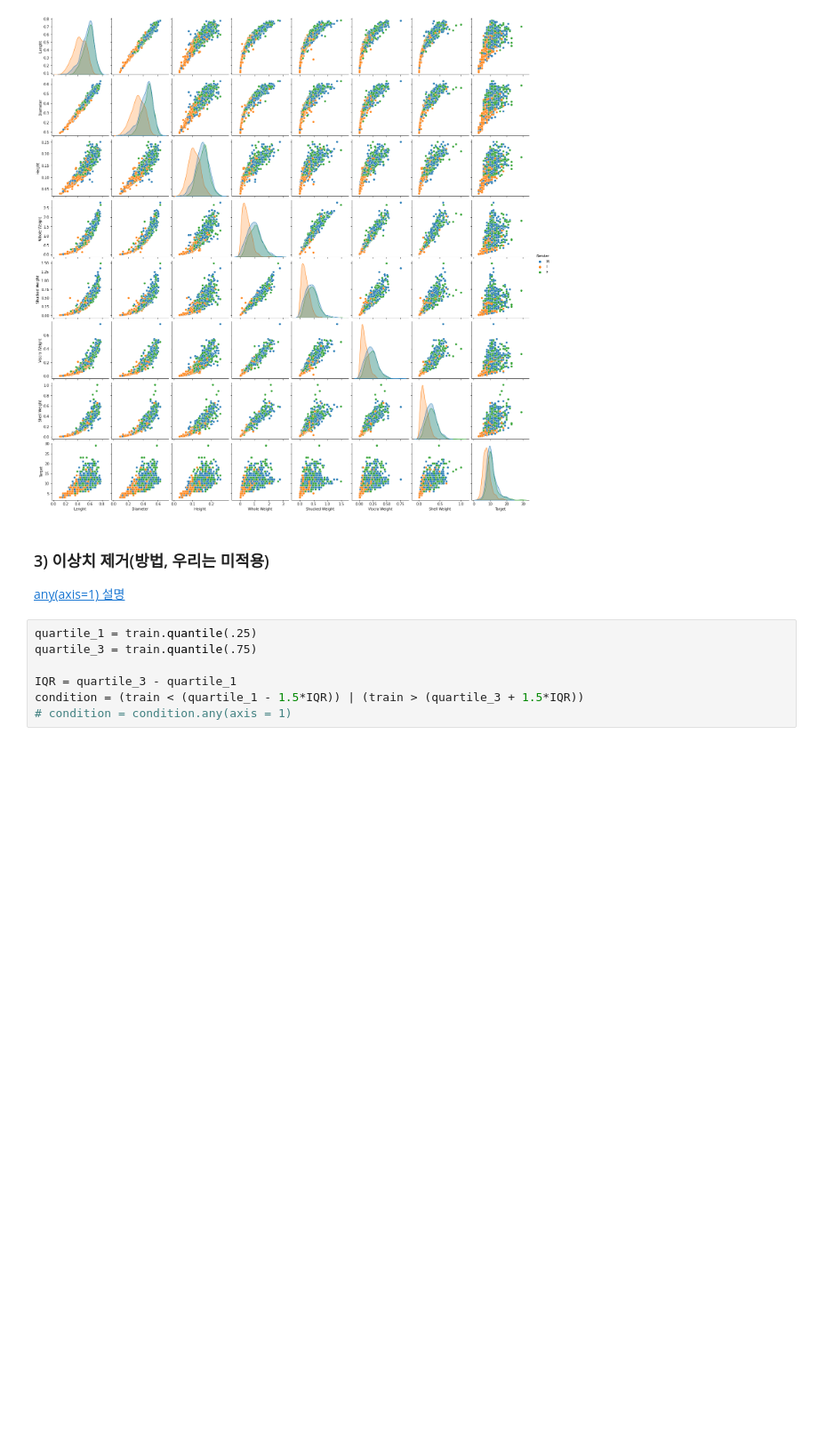
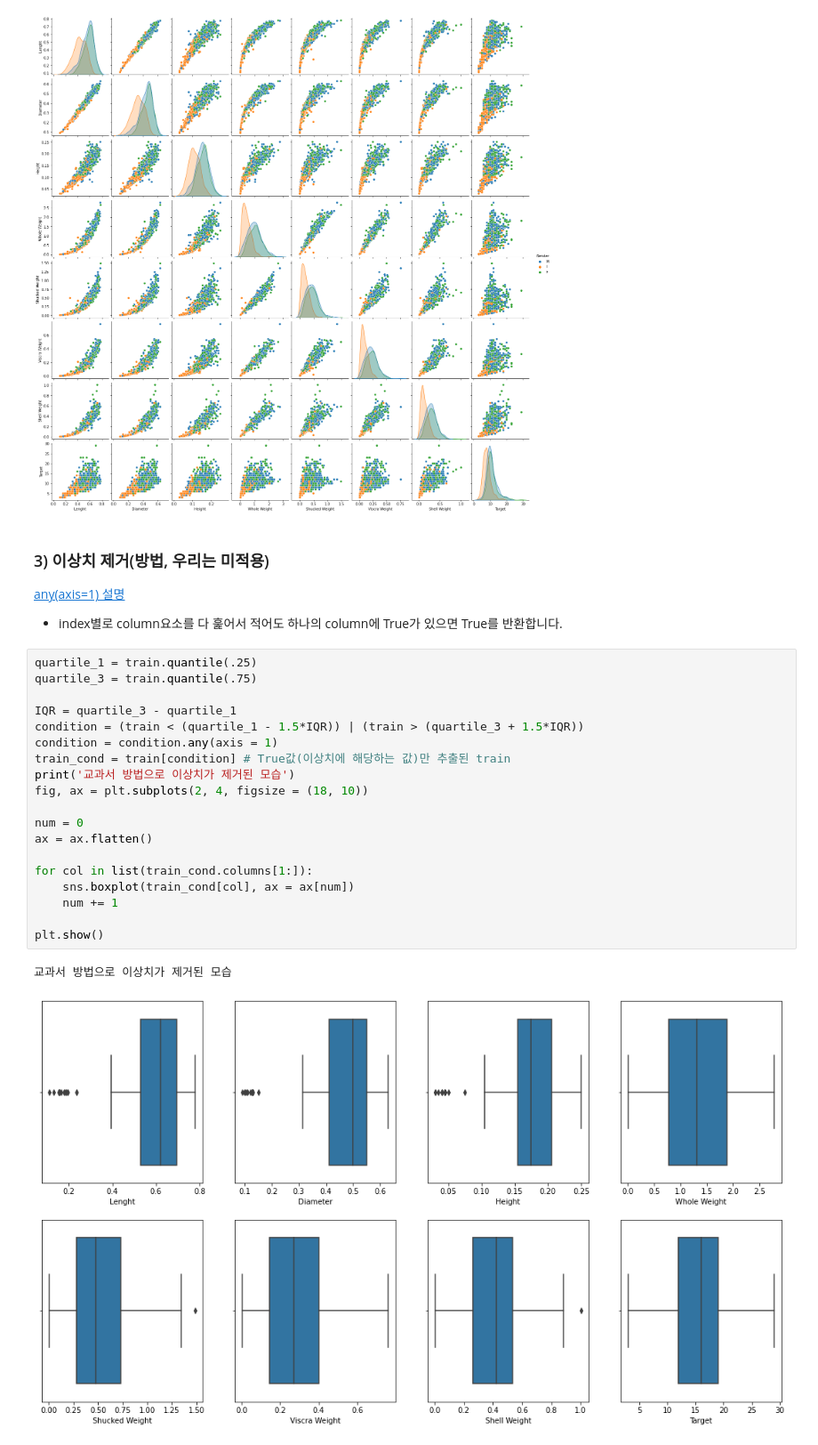
Before and after one commit to Park-Young-Bin/Python_Projects, a Jupyter notebook: 데이콘/[데이콘] 전복 나이 예측 경진대회(copy).ipynb, the cells around one changed output. Shown at 89% size. Saved outputs shown, nothing was run; the diff lists cells and outputs as text; blank space fills up the shorter version.

```diff
--- a/데이콘/[데이콘] 전복 나이 예측 경진대회(copy).ipynb
+++ b/데이콘/[데이콘] 전복 나이 예측 경진대회(copy).ipynb
@@ -193,11 +193,27 @@ plt.show()
 [figure]
 # %% [markdown]
 ### 3) 이상치 제거(방법, 우리는 미적용)
-[any(axis=1) 설명](https://rfriend.tistory.com/706)
+[any(axis=1) 설명](https://ralasun.github.io/code%20snippet/2020/12/01/any-all-usage/)
+- index별로 column요소를 다 훑어서 적어도 하나의 column에 True가 있으면 True를 반환합니다.
 # %%
 quartile_1 = train.quantile(.25)
 quartile_3 = train.quantile(.75)
 
 IQR = quartile_3 - quartile_1
 condition = (train < (quartile_1 - 1.5*IQR)) | (train > (quartile_3 + 1.5*IQR))
-# condition = condition.any(axis = 1)
+condition = condition.any(axis = 1)
+train_cond = train[condition] # True값(이상치에 해당하는 값)만 추출된 train
+print('교과서 방법으로 이상치가 제거된 모습')
+fig, ax = plt.subplots(2, 4, figsize = (18, 10))
+
+num = 0
+ax = ax.flatten()
+
+for col in list(train_cond.columns[1:]):
+    sns.boxplot(train_cond[col], ax = ax[num])
+    num += 1
+
+plt.show()
+# %% [output]
+교과서 방법으로 이상치가 제거된 모습
+[figure, added]
```
Also changed, not shown: parts of 2 cells of this notebook.
